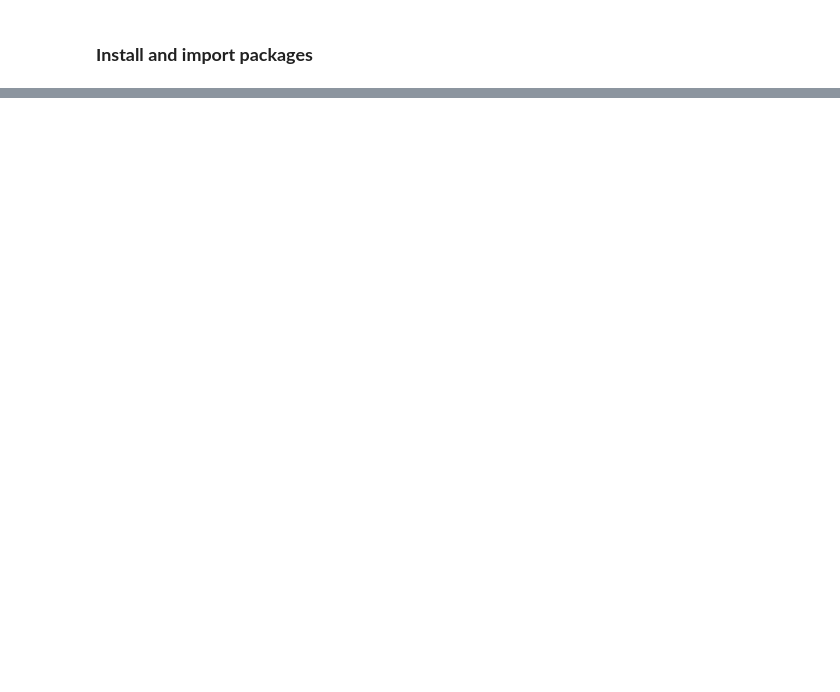
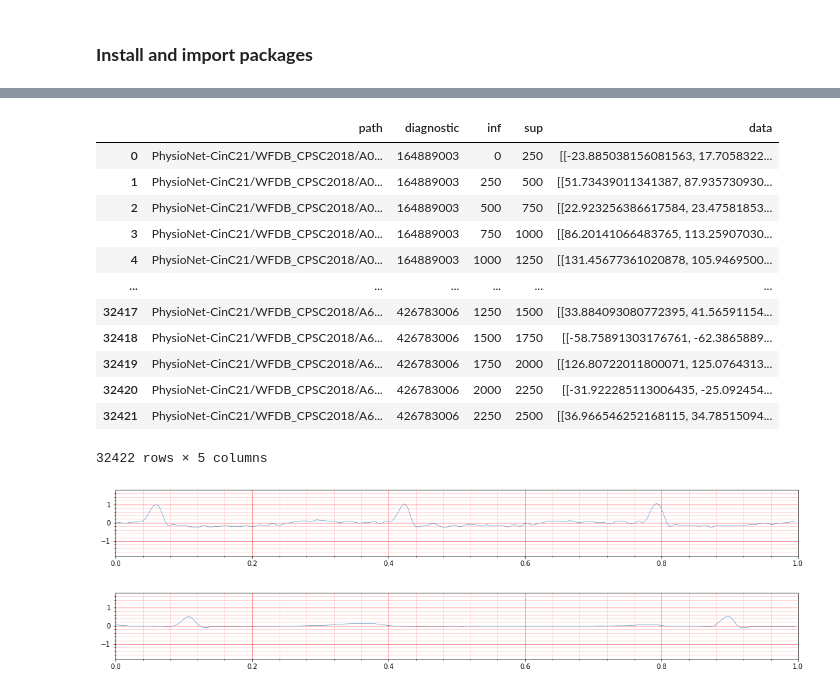
Before and after one commit to cardosorrenan/research-project, a Jupyter notebook: Experiments.ipynb, the cells around one changed output, grey strips where cells are left out. Drawn from its saved outputs; the diff is of its cells as text; code cells hidden in the pictures; blank space fills up the shorter version.

```diff
--- a/Experiments.ipynb
+++ b/Experiments.ipynb
@@ -250,17 +82,0 @@ Frequency: 500.0
-# %%
-# Filtering
-from scipy.signal import lfilter
-
-rec = diag_db.recordings_diag[0]
-''' for i in range(0, samples_rec):
-  sos = cheby2(2, 20, [0.35, 70], 'bandpass', analog=True)
-  recording = sosfilt(sos, recording) '''
-
-filt_recording = np.zeros((12, 250), rec.dtype)
-for i in range(0, 11):
-  rec_lead = rec[i, :]
-  a, b  = cheby2(5, 34, [0.35, 0.70], 'bandpass', analog=False)
-  filt_recording[i, :] = lfilter(a, b, rec_lead)
-
-ecg_plot.plot(rec/1000, sample_rate=250, title='')
-ecg_plot.show()
@@ -287,22 +82,0 @@ ecg_plot.show()
-# %%
-from scipy.linalg import hankel
-
-sampling = 250
-
-def get_indexes_hankel(n):
-  if (n % 2):
-    i = (n+1)/2
-    j = i
-  else:
-    i = n/2
-    j = i + 1
-  return int(i), int(j)
-
-
-i, j = get_indexes_hankel(sampling)
-T = np.zeros((i, j, 12))
-for lead in range(0, 11):
-  T[:,:, lead] = hankel(diag_db.recordings_diag[0][lead, :])[0:i, 0:j]
-# %%
-recording = diag_db.recordings_diag[0]
-savemat('/hankel_record.mat', { 'hankel_record': T })
@@ -548,0 +265,21 @@ print ("%s: %.2f%%" % (loaded_model.metrics_names[1], score[1]*100))
+# %%
+df = DiagnosticDatabase.get_df_recordings()
+ecg_plot.plot_1(df.iloc[0].data[0, :]/1000, sample_rate=250, title='')
+ecg_plot.plot_1(df.iloc[-1].data[0, :]/1000, sample_rate=250, title='')
+df
+# %% [output]
+|  | path | diagnostic | inf | sup | data |
+| 0 | PhysioNet-CinC21/WFDB_CPSC2018/A0... | 164889003 | 0 | 250 | [[-23.885038156081563, 17.7058322... |
+| 1 | PhysioNet-CinC21/WFDB_CPSC2018/A0... | 164889003 | 250 | 500 | [[51.73439011341387, 87.935730930... |
+| 2 | PhysioNet-CinC21/WFDB_CPSC2018/A0... | 164889003 | 500 | 750 | [[22.923256386617584, 23.47581853... |
+| 3 | PhysioNet-CinC21/WFDB_CPSC2018/A0... | 164889003 | 750 | 1000 | [[86.20141066483765, 113.25907030... |
+| 4 | PhysioNet-CinC21/WFDB_CPSC2018/A0... | 164889003 | 1000 | 1250 | [[131.45677361020878, 105.9469500... |
+| ... | ... | ... | ... | ... | ... |
+| 32417 | PhysioNet-CinC21/WFDB_CPSC2018/A6... | 426783006 | 1250 | 1500 | [[33.884093080772395, 41.56591154... |
+| 32418 | PhysioNet-CinC21/WFDB_CPSC2018/A6... | 426783006 | 1500 | 1750 | [[-58.75891303176761, -62.3865889... |
+| 32419 | PhysioNet-CinC21/WFDB_CPSC2018/A6... | 426783006 | 1750 | 2000 | [[126.80722011800071, 125.0764313... |
+| 32420 | PhysioNet-CinC21/WFDB_CPSC2018/A6... | 426783006 | 2000 | 2250 | [[-31.922285113006435, -25.092454... |
+| 32421 | PhysioNet-CinC21/WFDB_CPSC2018/A6... | 426783006 | 2250 | 2500 | [[36.966546252168115, 34.78515094... |
+32422 rows × 5 columns
+[figure, added]
+[figure, added]
```
Also changed, not shown: parts of 31 cells of this notebook, 12 other files.
